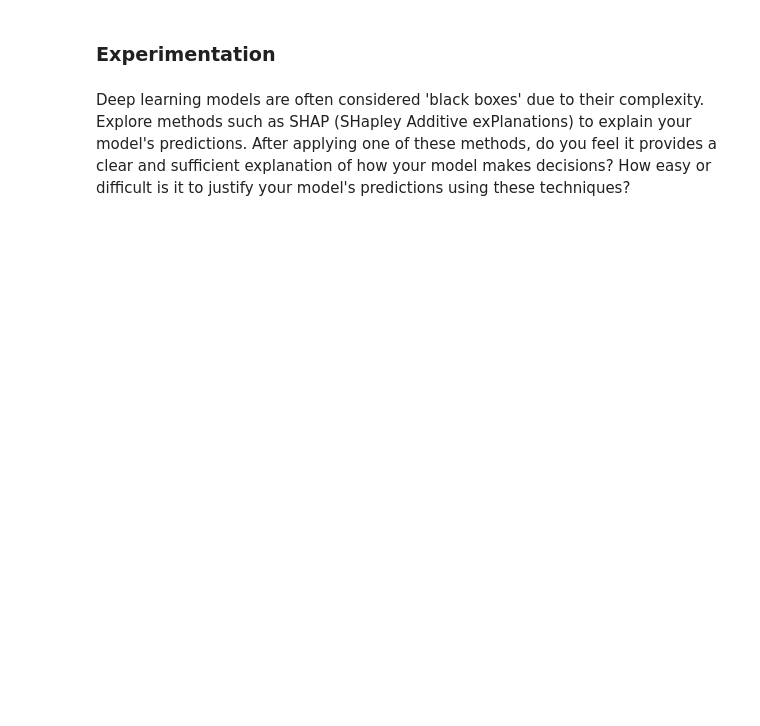
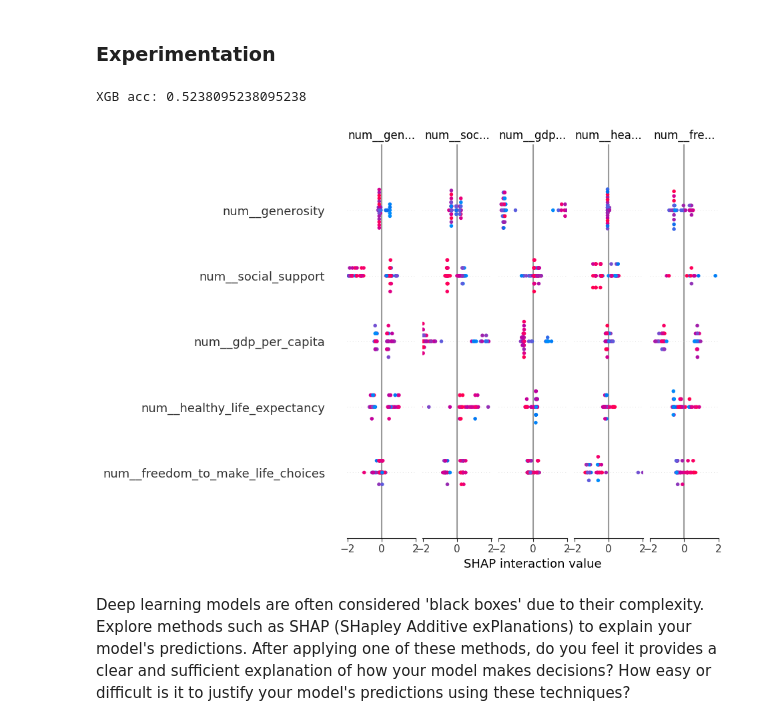
Before and after one commit to DX0ZART/ML_Project_1, a Jupyter notebook: Project_1.ipynb, the cells around one changed output. Cells and saved outputs as stored; diff of their text form; code cells hidden in the pictures; blank space fills up the shorter version.

```diff
--- a/Project_1.ipynb
+++ b/Project_1.ipynb
@@ -908,2 +1143,44 @@ shap.summary_plot(## Pass the required parameters to create a summary plot)
+# %%
+## You are encouraged to try more experimentation and any other models by adding more code cells to this notebook:
+# Import necessary libraries
+from xgboost import XGBClassifier
+from sklearn.pipeline import Pipeline
+
+xgb = Pipeline([
+    ('prep', preprocessor),
+    ('clf', XGBClassifier(
+        n_estimators=600, max_depth=6, learning_rate=0.05,
+        subsample=0.8, colsample_bytree=0.8, reg_lambda=1.0,
+        objective='multi:softprob', num_class=5, random_state=42, n_jobs=-1
+    ))
+])
+
+xgb.fit(X_train, y_train_labels)
+print("XGB acc:", xgb.score(X_test, y_test_labels))
+
+# 2) Prepare numeric test matrix + feature names (from the ColumnTransformer)
+X_test_proc = preprocessor.transform(X_test)
+feature_names = preprocessor.get_feature_names_out()
+if sparse.issparse(X_test_proc):
+    X_test_proc = X_test_proc.toarray()
+X_test_proc = X_test_proc.astype(np.float64)
+
+# 3) Explain the trained XGBoost (not RandomForest)
+xgb_model = xgb.named_steps['clf']        # <-- the XGBClassifier you just fit
+explainer = shap.TreeExplainer(xgb_model) # tree-specific explainer
+
+# 4) SHAP values (for multiclass, a list of arrays: one per class)
+shap_values = explainer.shap_values(X_test_proc)
+
+# 5) Summary plot (global importance). You can also do plot_type='bar'
+shap.summary_plot(shap_values, X_test_proc, feature_names=feature_names)
+# shap.summary_plot(shap_values, X_test_proc, feature_names=feature_names, plot_type='bar')
+# Your cell should output a SHAP summary plot showing the most important features.
+
+## You can also try to import any new dataset pertaining to countries, merge it, and see if it helps the predictions.
+## If it does not, try to explain why it wasn't helpful by exploring variable relationships.
+# %% [output]
+XGB acc: 0.5238095238095238
+[figure, added]
 # %% [markdown]
 Deep learning models are often considered 'black boxes' due to their complexity. Explore methods such as SHAP (SHapley Additive exPlanations) to explain your model's predictions. After applying one of these methods, do you feel it provides a clear and sufficient explanation of how your model makes decisions? How easy or difficult is it to justify your model's predictions using these techniques?
```
Also changed, not shown: parts of 25 cells of this notebook, 2 other files.
